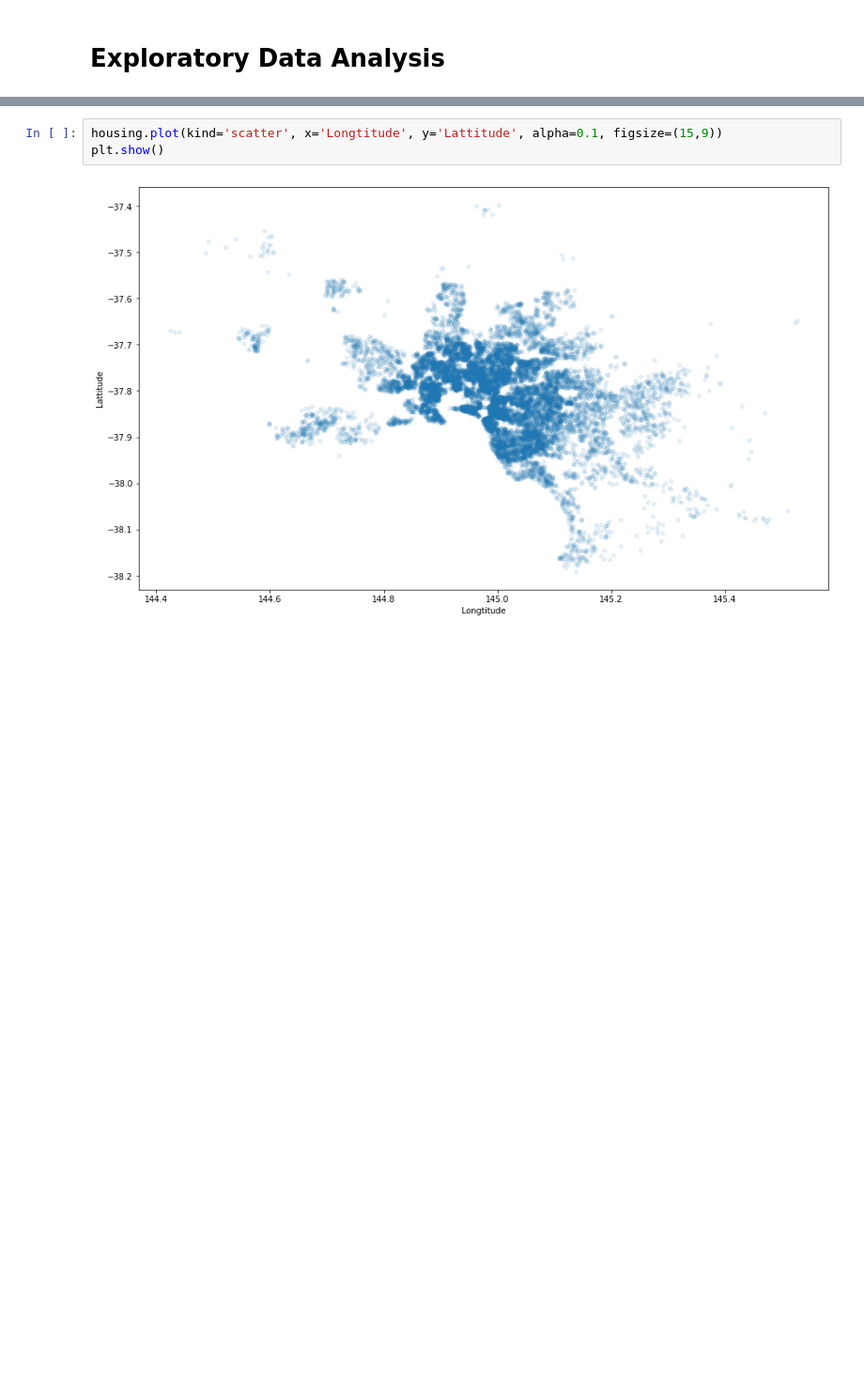
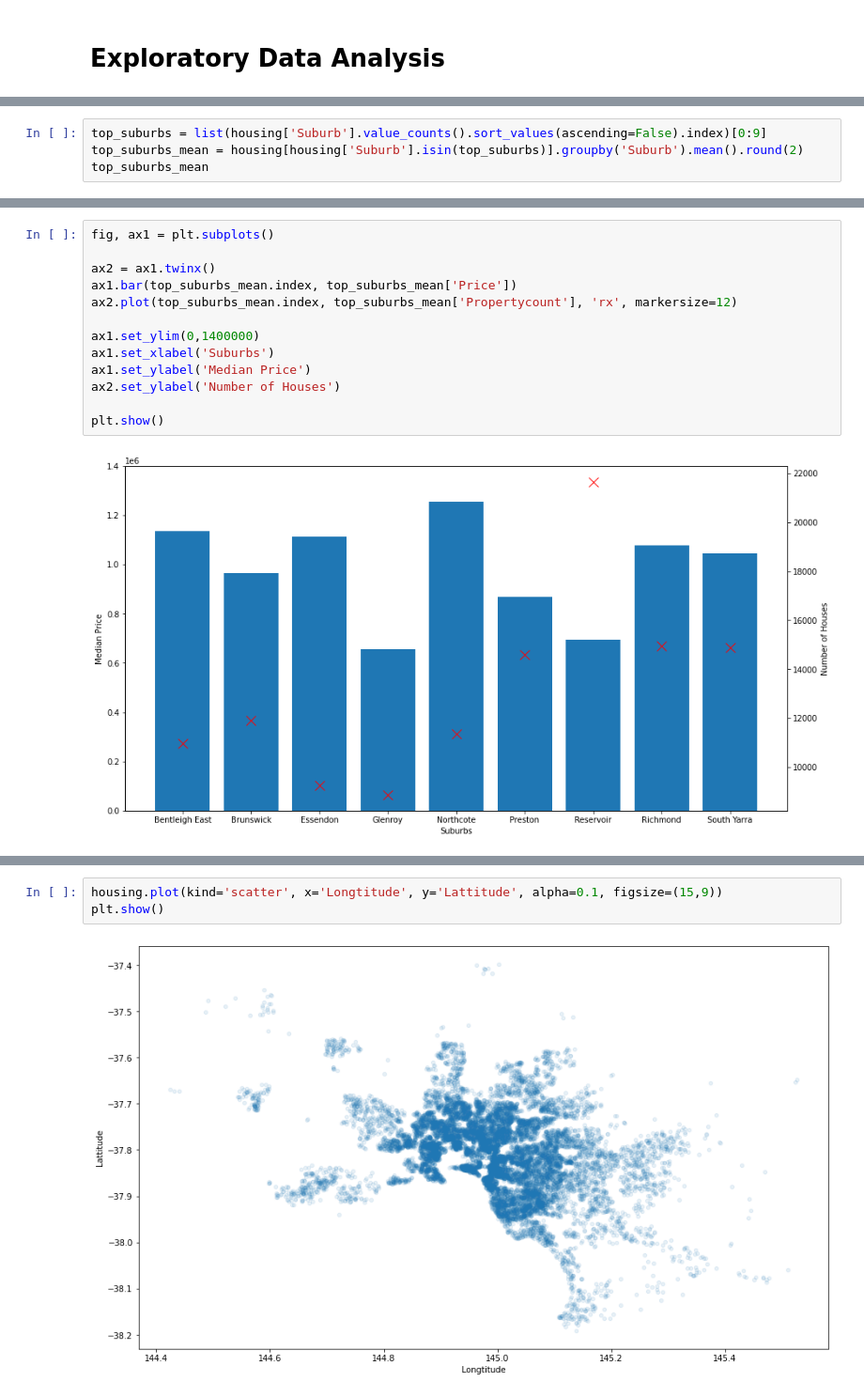
Before and after one commit to knedliky/melbourne-housing, a Jupyter notebook: eda.ipynb, the cells around one changed output, grey strips where cells are left out. Shown at 94% size. Saved outputs shown, nothing was run; the diff lists cells and outputs as text; blank space fills up the shorter version.

```diff
--- a/eda.ipynb
+++ b/eda.ipynb
@@ -80,0 +98,4 @@ housing = train.copy()
+# %%
+top_suburbs = list(housing['Suburb'].value_counts().sort_values(ascending=False).index)[0:9]
+top_suburbs_mean = housing[housing['Suburb'].isin(top_suburbs)].groupby('Suburb').mean().round(2)
+top_suburbs_mean
@@ -80,0 +114,15 @@ housing = train.copy()
+# %%
+fig, ax1 = plt.subplots()
+
+ax2 = ax1.twinx()
+ax1.bar(top_suburbs_mean.index, top_suburbs_mean['Price'])
+ax2.plot(top_suburbs_mean.index, top_suburbs_mean['Propertycount'], 'rx', markersize=12)
+
+ax1.set_ylim(0,1400000)
+ax1.set_xlabel('Suburbs')
+ax1.set_ylabel('Median Price')
+ax2.set_ylabel('Number of Houses')
+
+plt.show()
+# %% [output]
+[figure, added]
```
Also changed, not shown: parts of 64 cells of this notebook, 4 other files.
